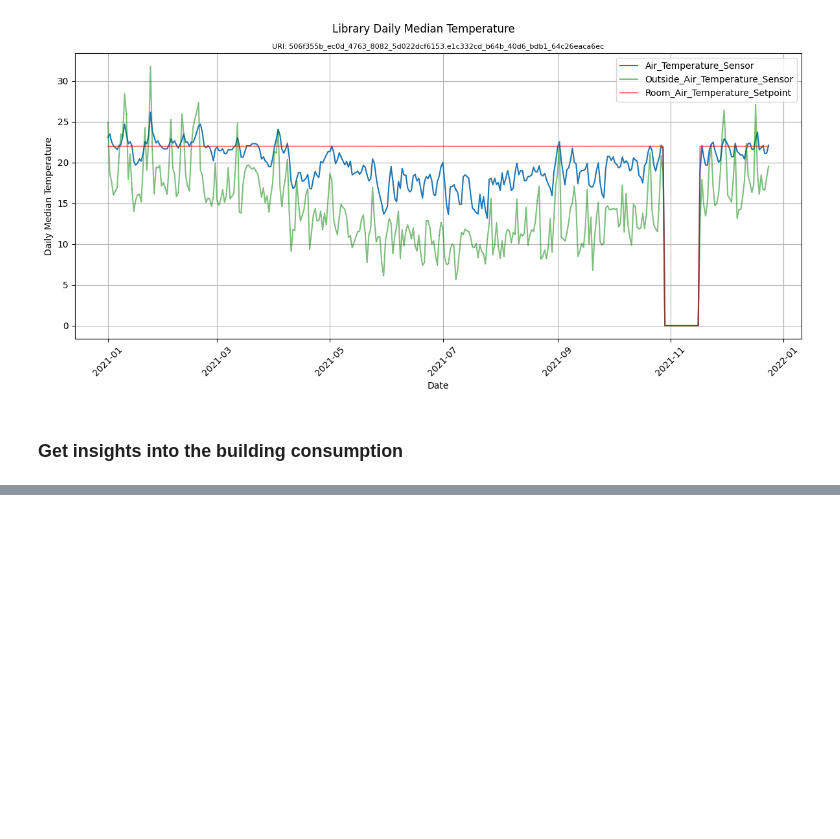
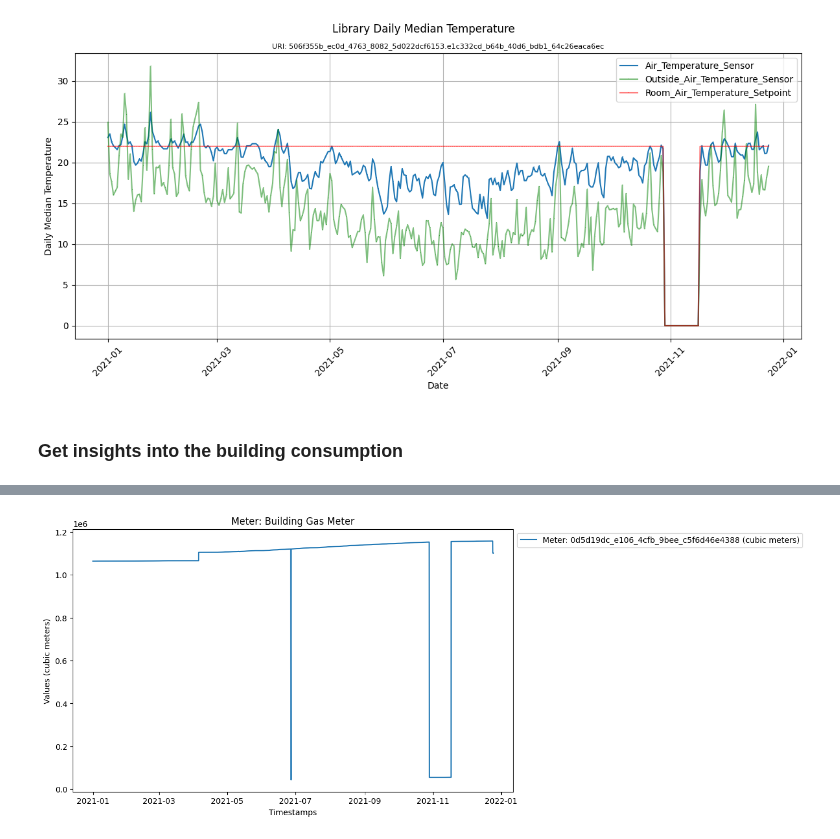
Before and after one commit to Vincent-Morcilla/Building_IoT_Data_Dashboard, a Jupyter notebook: backend/progressive_demo_a.ipynb, the cells around one changed output, grey strips where cells are left out. Saved outputs shown, nothing was run; the diff lists cells and outputs as text; code cells hidden in the pictures; blank space fills up the shorter version.

```diff
--- a/backend/progressive_demo_a.ipynb
+++ b/backend/progressive_demo_a.ipynb
@@ -65,0 +89,12 @@ vm.plot_daily_room_temp(rdflib.term.URIRef('dch:org/df125f8d_93e4_4a4f_bc87_1c4e
+# %%
+# Fetch utilities meters (Gas, Water) and their associated sensors from the database
+df_gas_meters = vm.get_utilities_meters('Building_Gas_Meter', 'Usage_Sensor')
+df_water_meters = vm.get_utilities_meters('Building_Water_Meter', 'Usage_Sensor')
+
+# Load the sensor data from the database
+df_gas_meters_data = vm.load_utilities_sensors_from_db(df_gas_meters)
+df_water_meters_data = vm.load_utilities_sensors_from_db(df_water_meters)
+# %%
+vm.plot_sensor_data_grouped_by_meter(df_gas_meters_data, 'Building Gas Meter')
+# %% [output]
+[figure, added]
```
Also changed, not shown: parts of 7 cells of this notebook, 3 other files.
